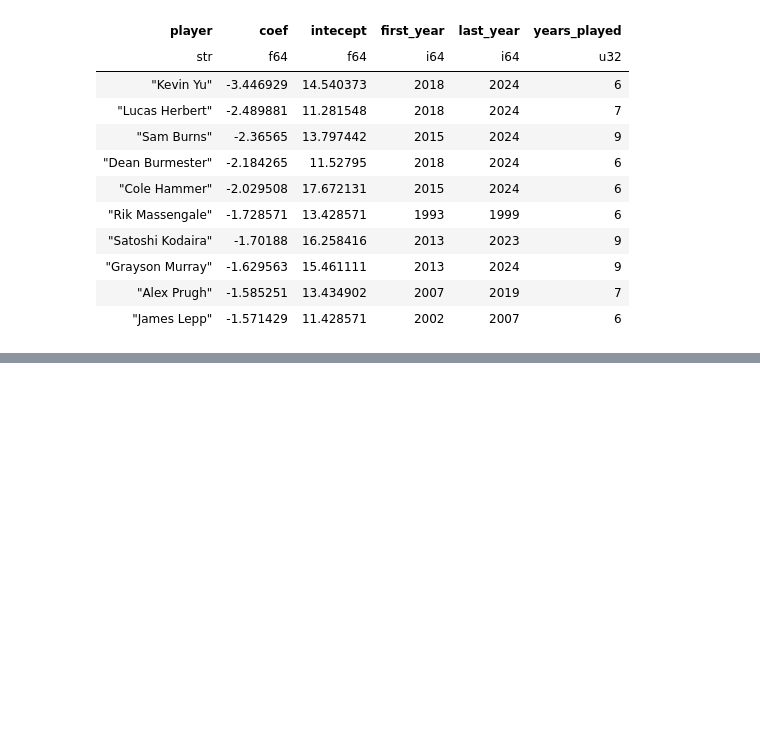
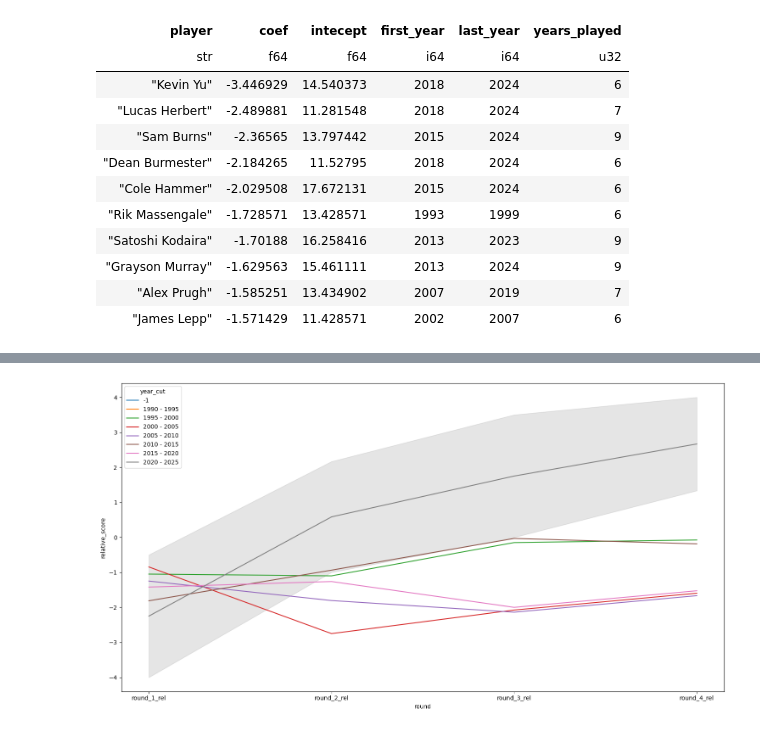
Before and after one commit to JackGreenaway/pga_scraper, a Jupyter notebook: analysis.ipynb, the cells around one changed output, grey strips where cells are left out. Cells and saved outputs as stored; diff of their text form; code cells hidden in the pictures; blank space fills up the shorter version.

```diff
--- a/analysis.ipynb
+++ b/analysis.ipynb
@@ -239,0 +302,26 @@ shape: (10, 6)
+# %%
+round_by_round_perf = (
+    df.filter(pl.col("completed_tournament")).unpivot(
+        index=["player", "tournament_name", "year_cut", "year_freq"],
+        on=["round_1_rel", "round_2_rel", "round_3_rel", "round_4_rel"],
+        variable_name="round",
+        value_name="relative_score",
+    )
+    .group_by(["player", "year_cut", "year_freq", "round"])
+    .agg([pl.col("relative_score").mean()])
+    .sort(by=["player", "year_cut", "year_freq", "round"])
+    # .pivot(on="round", index=["player", "year_cut", "year_freq"], values=["relative_score"])
+)
+
+plt.figure(figsize=(15, 8))
+
+sns.lineplot(
+    data=round_by_round_perf.filter(pl.col("player") == "Tiger Woods"),
+    x="round",
+    y="relative_score",
+    hue="year_cut"
+)
+
+plt.tight_layout()
+# %% [output]
+[figure, added]
```
Also changed, not shown: parts of 8 cells of this notebook, 2 other files.
